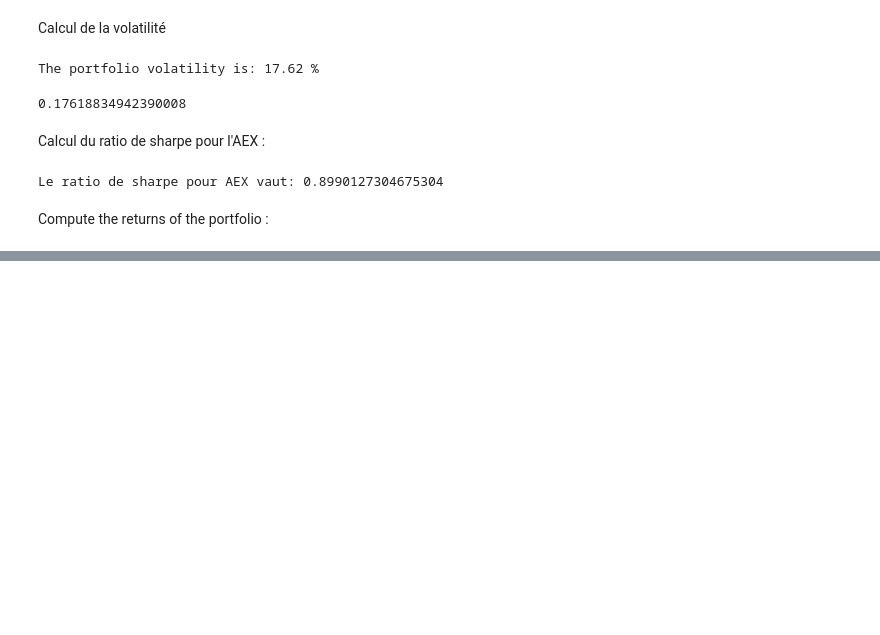
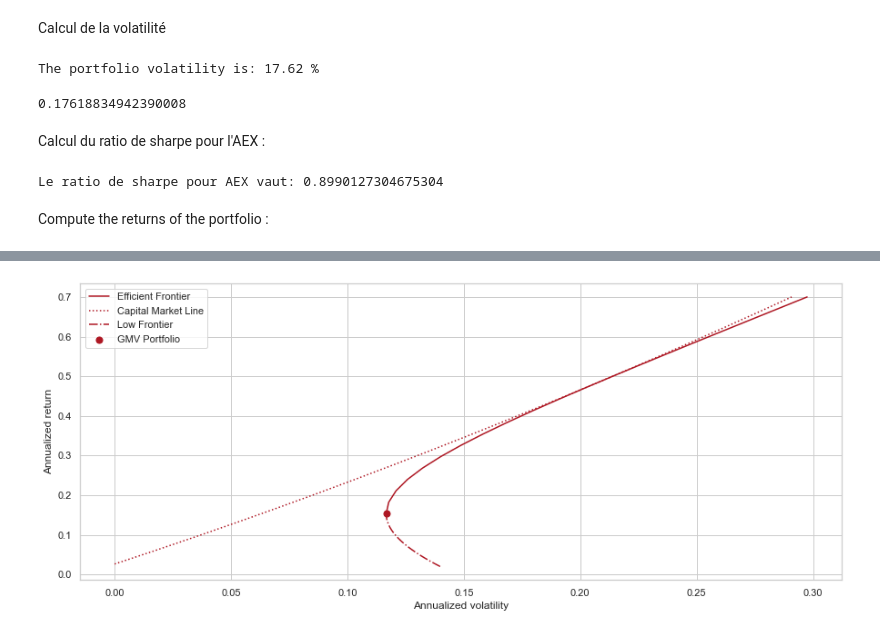
Before and after one commit to Simzer994/Portfolio-Project, a Jupyter notebook: Portfolio.ipynb, the cells around one changed output, grey strips where cells are left out. Saved outputs shown, nothing was run; the diff lists cells and outputs as text; code cells hidden in the pictures; blank space fills up the shorter version.

```diff
--- a/Portfolio.ipynb
+++ b/Portfolio.ipynb
@@ -200,0 +231,11 @@ returns_portfolio.to_csv('./datas/returns_portfolio.csv')
+# %%
+new_returns = pd.merge(returns, portfolio_collegues, left_index=True, right_index=True)
+# %%
+begin_train = returns.index[0]
+end_train = "2017-01-01"
+begin_test = end_train
+end_test = returns.index[-1]
+# %%
+returns_train, returns_test = pf.seperate_df(new_returns, begin_train, end_train, begin_test, end_test)
+# %%
+cov_matrix_train = returns_train.cov()
@@ -200,0 +252,4 @@ returns_portfolio.to_csv('./datas/returns_portfolio.csv')
+# %%
+eff, eff_rf = pf.efficient_frontier(returns_train,cov_matrix_train,min=0.02,max=0.7,number=20,risk_free=0.02624,plot=True)
+# %% [output]
+[figure, added]
```
Also changed, not shown: parts of 14 cells of this notebook, 4 other files.
